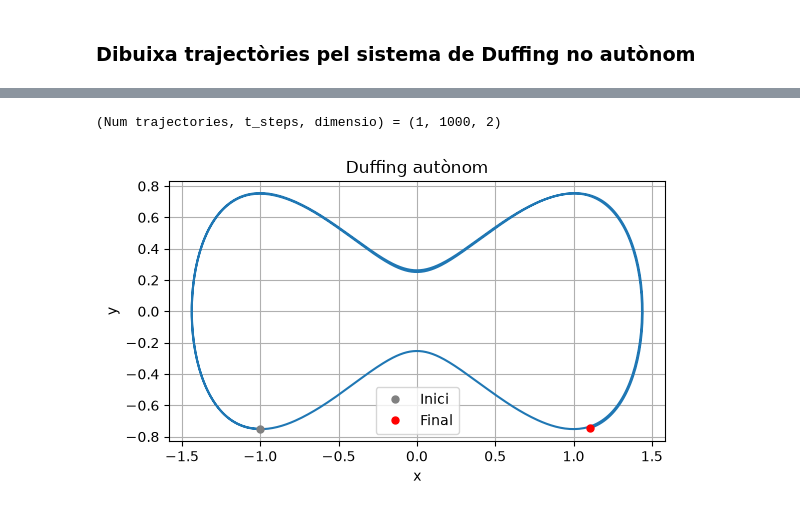
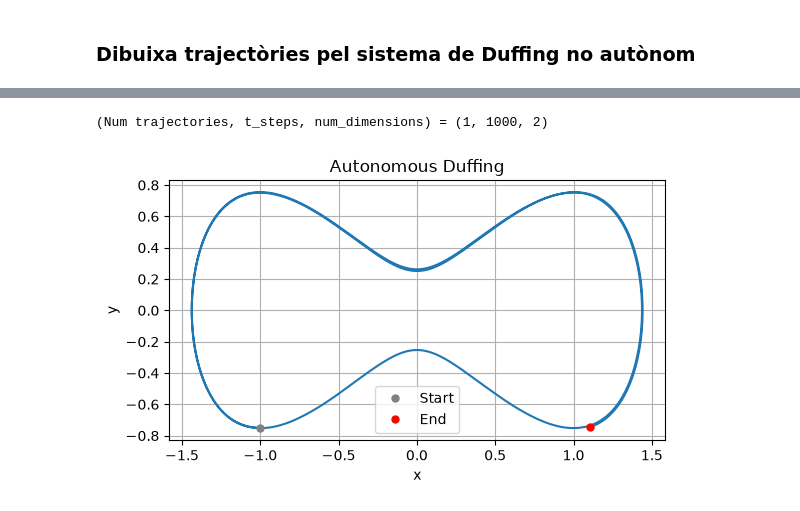
Before and after one commit to victor-lopz/spectral-clustering, a Jupyter notebook: notebooks/plot_trajectories.ipynb, the cells around one changed output, grey strips where cells are left out. Drawn from its saved outputs; the diff is of its cells as text; code cells hidden in the pictures.

```diff
--- a/notebooks/plot_trajectories.ipynb
+++ b/notebooks/plot_trajectories.ipynb
@@ -19,14 +22,14 @@ np.set_printoptions(precision=3, suppress=True)
 # %%
-params = ParametresGenerals(
-    dimensio=2,
+params = SpectralClusteringConfig(
+    num_dimensions=2,
     t_span=(0, 20),
     t_steps=1000,
     x_min=-1,
     x_max=1,
     y_min=-0.5,
     y_max=0.5,
-    espai_entre_punts=1,
+    grid_spacing=0.04,
     max_clusters=50,
-    num_radis=50,
+    num_radii=50,
 )
 # %%
@@ -41,8 +48,10 @@ grafica_trajectories(trajectories, subfolder="no_autonom", titol="Duffing no aut
 # %%
-condicions_inicials = np.array([[-1.0, -0.75]])
-trajectories = generar_trajectories(edo_duffing_autonom, condicions_inicials, params)
-print("(Num trajectories, t_steps, dimensio) =", trajectories.shape)
-grafica_trajectories(trajectories, subfolder="autonom", titol="Duffing autònom")
+initial_conditions = np.array([[-1.0, -0.75]])
+trajectories = simulate_trajectories(ode_autonomous_duffing, initial_conditions, params)
+print("(Num trajectories, t_steps, num_dimensions) =", trajectories.shape)
+plot_trajectory_paths(
+    trajectories, subfolder="autonomous", plot_title="Autonomous Duffing"
+)
 # %% [output]
-(Num trajectories, t_steps, dimensio) = (1, 1000, 2)
+(Num trajectories, t_steps, num_dimensions) = (1, 1000, 2)
-[figure, old version]
+[figure, new version]
```
Also changed, not shown: parts of 2 cells of this notebook, 8 other files.
